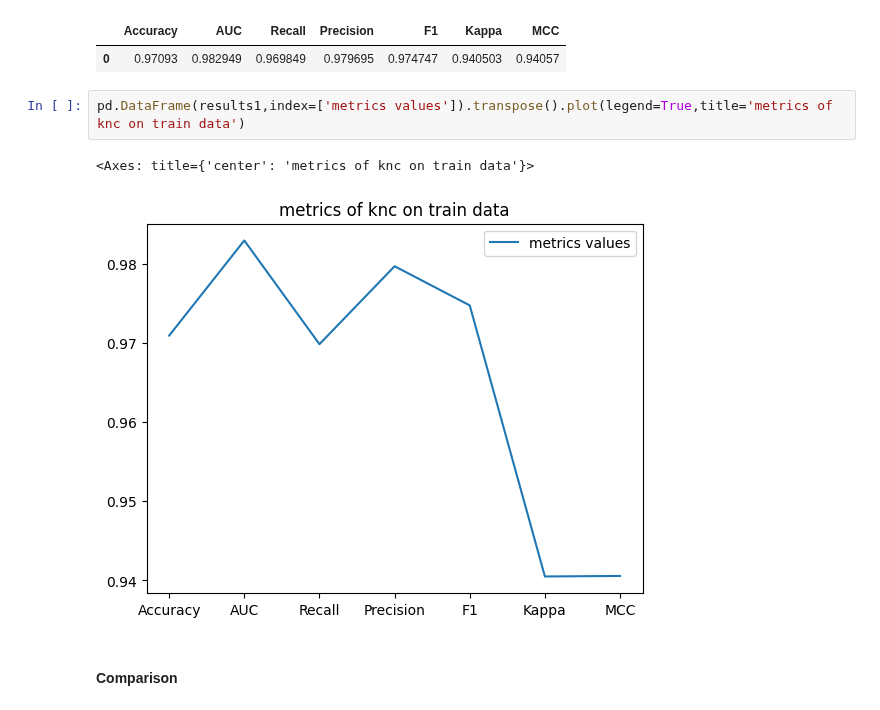
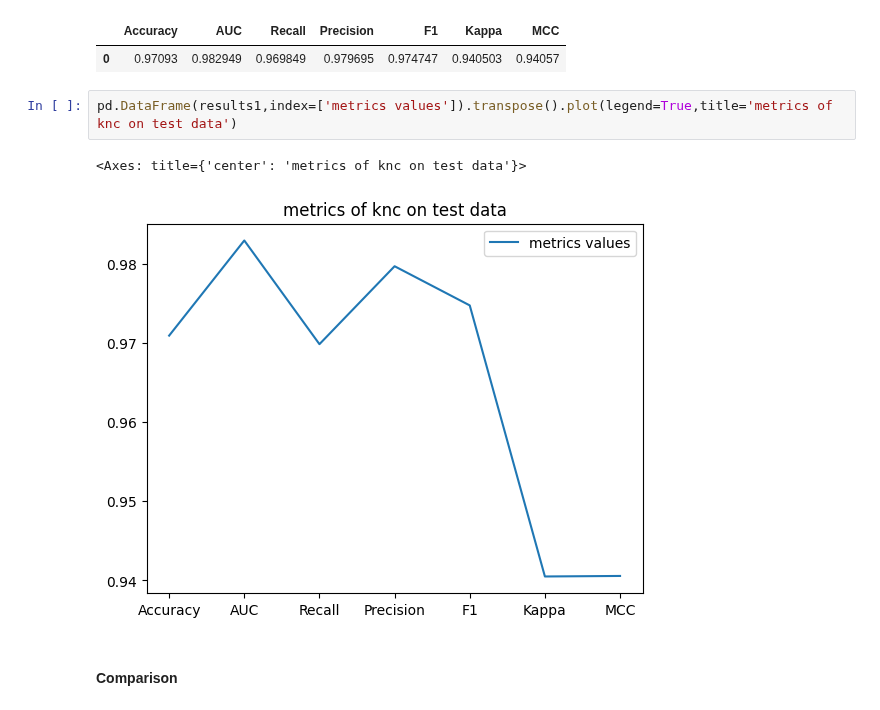
Before and after one commit to KokouNoe/muscoloskeletal_disorder_prediction, a Jupyter notebook: TMC_prediction.ipynb, the cells around one changed output. Saved outputs shown, nothing was run; the diff lists cells and outputs as text.

```diff
--- a/TMC_prediction.ipynb
+++ b/TMC_prediction.ipynb
@@ -989,10 +990,10 @@ pd.DataFrame(results1)
 |  | Accuracy | AUC | Recall | Precision | F1 | Kappa | MCC |
 | 0 | 0.97093 | 0.982949 | 0.969849 | 0.979695 | 0.974747 | 0.940503 | 0.94057 |
 # %%
-pd.DataFrame(results1,index=['metrics values']).transpose().plot(legend=True,title='metrics of knc on train data')
+pd.DataFrame(results1,index=['metrics values']).transpose().plot(legend=True,title='metrics of knc on test data')
 # %% [output]
-<Axes: title={'center': 'metrics of knc on train data'}>
+<Axes: title={'center': 'metrics of knc on test data'}>
-[figure, old version]
+[figure, new version]
 # %% [markdown]
 #### Comparison
 # %%
```
Also changed, not shown: parts of 12 cells of this notebook, 1 other file.
